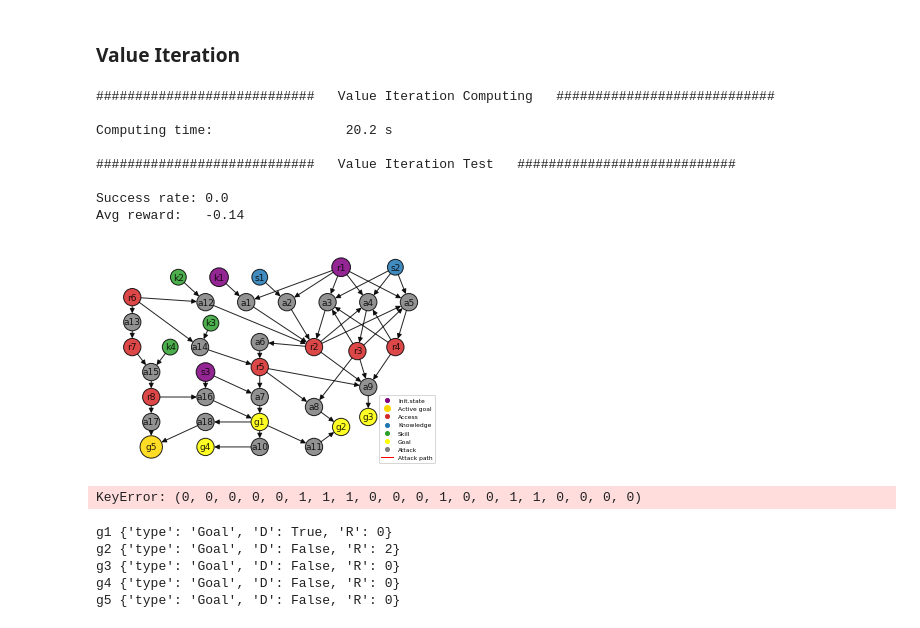
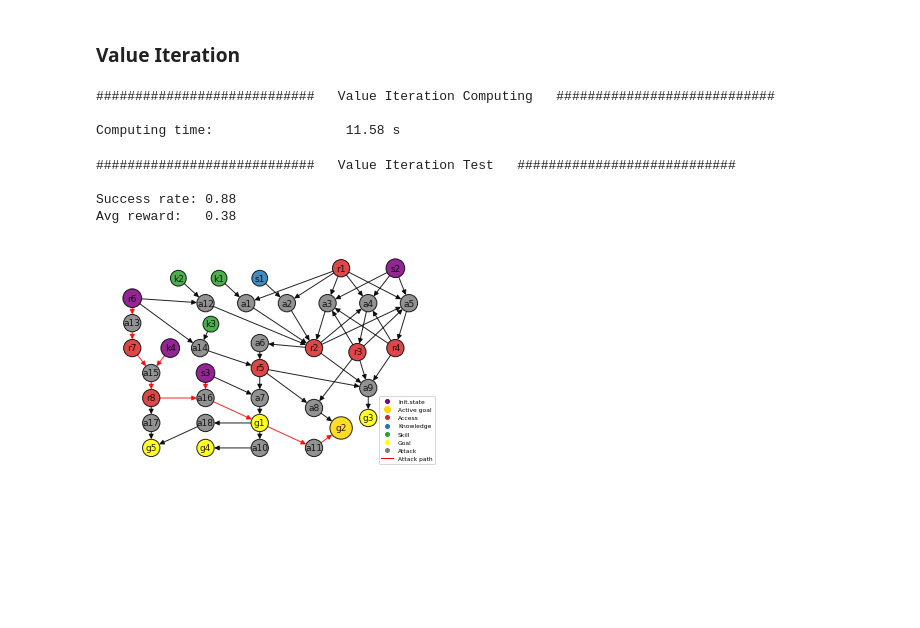
Before and after one commit to juanbeta98/CPSS, a Jupyter notebook: Policy Evaluation.ipynb, the cells around one changed output. Drawn from its saved outputs; the diff is of its cells as text; code cells hidden in the pictures; blank space fills up the shorter version.

```diff
--- a/Policy Evaluation.ipynb
+++ b/Policy Evaluation.ipynb
@@ -133,7 +139,7 @@ for episode in Episodes:
 # %% [markdown]
 #### Average Reward
 # %%
-save = True
+save = False
 # %%
 plt.plot(average_rewards, color = 'purple')
 plt.title('Average reward through the episodes')
@@ -184,12 +190,10 @@ Q-Learning testing
 episodes_rewards = []
 sss = []
 attacks = []
-
 for episode in range(50):
-    state, available_actions = env.reset(init_type = init_type, init_params = init_params, rd_seed = rd_seed * 2)
+    state, available_actions = env.reset(init_type = init_type, init_params = init_params, rd_seed = rd_seed_testing + episode)
     done = False
     episode_reward = 0
-    summary = []
 
     while not done:
 
@@ -200,8 +204,6 @@ for episode in range(50):
         new_state, available_actions, reward, done, _ = env.step(action)
         episode_reward += reward
 
-        summary.append((old_state[0], old_state[3], action))
-
         state = new_state
 
     sss.append(int(_['Success']))
@@ -223,31 +225,34 @@ env.render(attacks = attacks, file_name = f'Q-Learining {env.GOAL}', save = True
 # %% [markdown]
 ### Value Iteration
+# %%
+'''
+Value iteration
+'''
+gamma = 0.99
+theta = 1e-15
+env_st_gen = CPSsenv(network = network, T_max = 100, termination = termination, nw_params = nw_params)
+state, available_actions = env_st_gen.reset(init_type = init_type, init_params = init_params)
+start = time()
+States = solver.generate_states(env_st_gen, loops = 20000, load = False)
+V_hat, policy = solver.Value_Iteration(env, States, gamma, theta)
+
+print('\n############################   Value Iteration Computing   ############################\n')
+print(f'Computing time:                 {round(time() - start,2)} s')
+# %% [output]
+############################   Value Iteration Computing   ############################
+
+Computing time:                 11.58 s
 # %%
-'''
-Value iteration
-'''
-gamma = 0.99
-theta = 1e-15
-env = CPSsenv(network = network, T_max = 50, termination = termination, nw_params = nw_params)
-state, available_actions = env.reset(init_type = init_type, init_params = init_params)
-start = time()
-States = solver.generate_states(env, loops = 50000, load = False)
-V_hat, policy = solver.Value_Iteration(env, States, gamma, theta)
-
-print('\n############################   Value Iteration Computing   ############################\n')
-print(f'Computing time:                 {round(time() - start,2)} s')
-
 '''
 Value Iteration Testing
 '''
 episodes_rewards = []
 sss = []
 attacks = []
-for episode in range(1):
-    state, available_actions = env.reset(init_type = init_type, init_params = init_params, rd_seed = rd_seed * 750)
+for episode in range(50):
+    state, available_actions = env.reset(init_type = init_type, init_params = init_params, rd_seed = rd_seed_testing + episode)
     done = False
     episode_reward = 0
-    summary = []
 
     while not done:
 
@@ -259,8 +264,6 @@ for episode in range(1):
         new_state, available_actions, reward, done, _ = env.step(action)
         episode_reward += reward
 
-        summary.append((old_state[0], old_state[3], action))
-
         state = new_state
 
     sss.append(int(_['Success']))
@@ -272,37 +275,13 @@ print('\n############################   Value Iteration Test   #################
 print(f'Success rate: {round(sum(sss)/50,2)}')
 print(f'Avg reward:   {round(sum(episodes_rewards)/50,2)}')
 # %% [output]
-############################   Value Iteration Computing   ############################
-
-Computing time:                 20.2 s
-
 ############################   Value Iteration Test   ############################
 
-Success rate: 0.0
-Avg reward:   -0.14
+Success rate: 0.88
+Avg reward:   0.38
 # %%
 info = env.reset(init_type = init_type, init_params = init_params)
 attacks = set(attacks)
-env.render(attacks = False)
+env.render(attacks = attacks, file_name = f'Value Iteration {env.GOAL}', save = save)
 # %% [output]
-[figure, old version]
+[figure, new version]
-# %%
-state = (   0, 0, 0, 0, 0, 1, 1, 1,
-            0, 0, 0, 1,
-            0, 0, 1,
-            1, 0, 0, 0, 0)
-print(policy[state])
-print(V_hat[state])
-state, available_actions = env.reset(init_type = 'active list', init_params = ['r6','r7','r8','k4','s3', 'g1'])
-# %% [output]
-KeyError: (0, 0, 0, 0, 0, 1, 1, 1, 0, 0, 0, 1, 0, 0, 1, 1, 0, 0, 0, 0)
-# %%
-for node in env.nw.nodes():
-    if node[0] == 'g':
-        print(node, env.nw.nodes()[node])
-# %% [output]
-g1 {'type': 'Goal', 'D': True, 'R': 0}
-g2 {'type': 'Goal', 'D': False, 'R': 2}
-g3 {'type': 'Goal', 'D': False, 'R': 0}
-g4 {'type': 'Goal', 'D': False, 'R': 0}
-g5 {'type': 'Goal', 'D': False, 'R': 0}
```
Also changed, not shown: parts of 16 cells of this notebook, 15 other files.
